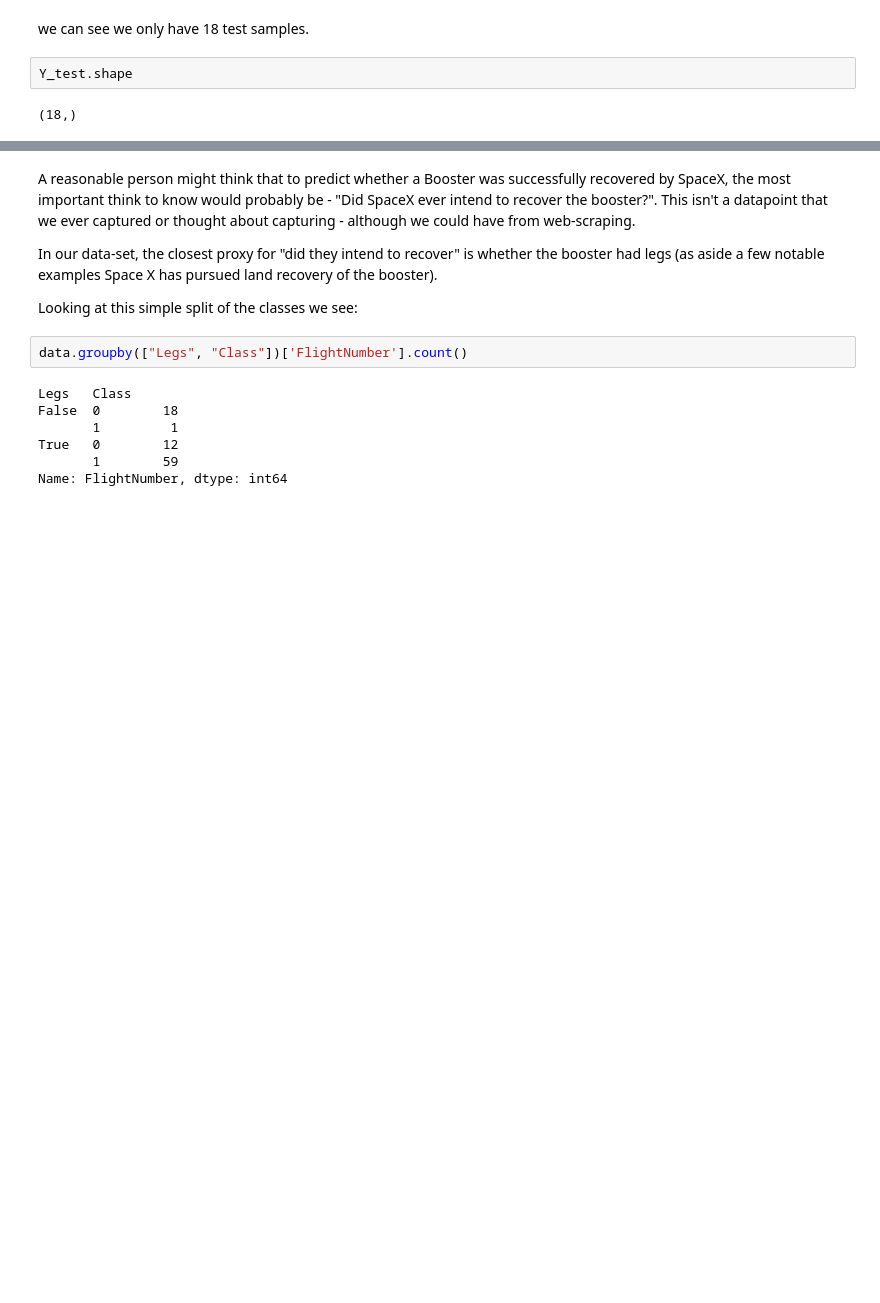
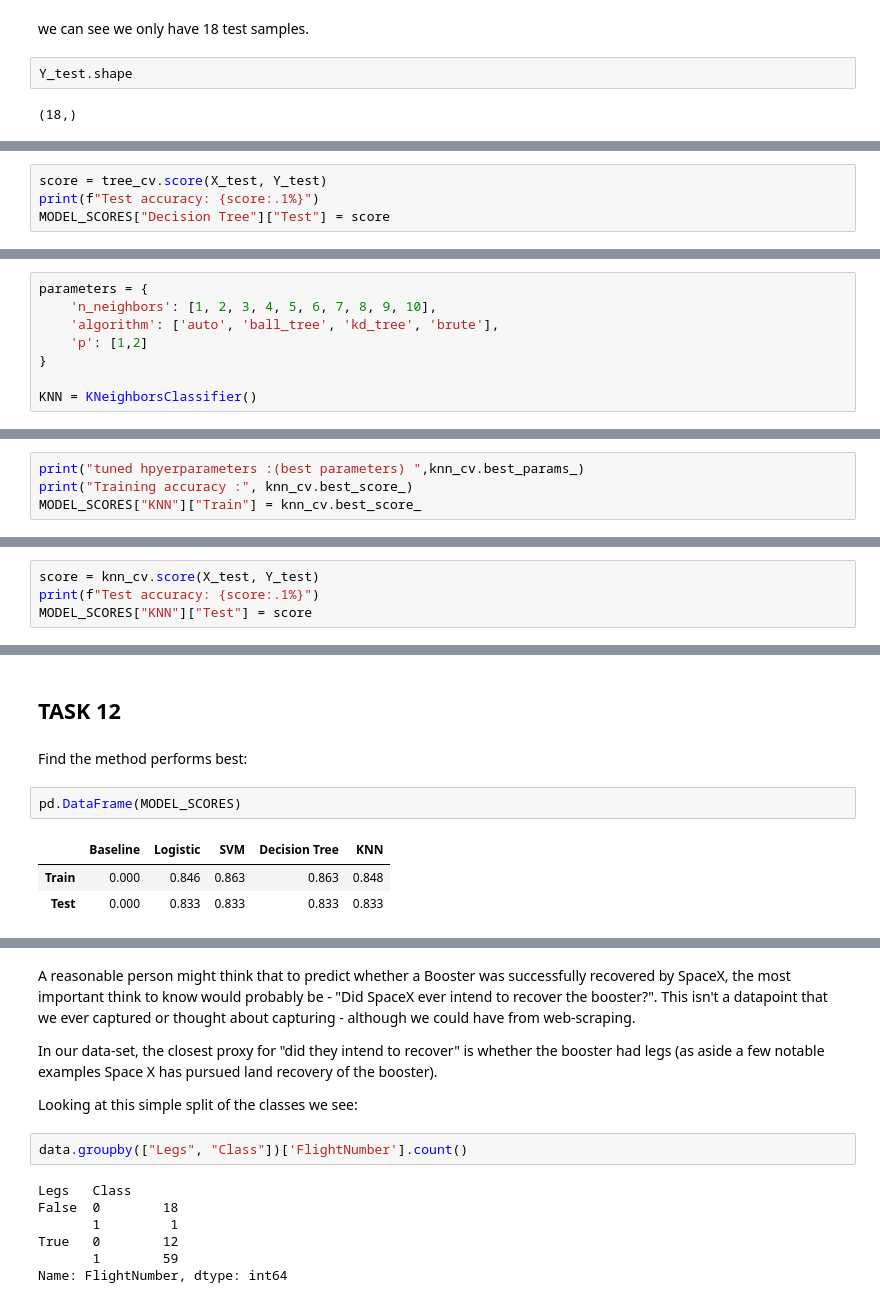
Before and after one commit to tomfuller71/Capstone, a Jupyter notebook: ML_Predict.ipynb, the cells around one changed output, grey strips where cells are left out. Saved outputs shown, nothing was run; the diff lists cells and outputs as text; blank space fills up the shorter version.

```diff
--- a/ML_Predict.ipynb
+++ b/ML_Predict.ipynb
@@ -177,0 +286,4 @@ Y_test.shape
+# %%
+score = tree_cv.score(X_test, Y_test)
+print(f"Test accuracy: {score:.1%}")
+MODEL_SCORES["Decision Tree"]["Test"] = score
@@ -177,0 +303,8 @@ Y_test.shape
+# %%
+parameters = {
+    'n_neighbors': [1, 2, 3, 4, 5, 6, 7, 8, 9, 10],
+    'algorithm': ['auto', 'ball_tree', 'kd_tree', 'brute'],
+    'p': [1,2]
+}
+
+KNN = KNeighborsClassifier()
@@ -177,0 +319,4 @@ Y_test.shape
+# %%
+print("tuned hpyerparameters :(best parameters) ",knn_cv.best_params_)
+print("Training accuracy :", knn_cv.best_score_)
+MODEL_SCORES["KNN"]["Train"] = knn_cv.best_score_
@@ -177,0 +330,4 @@ Y_test.shape
+# %%
+score = knn_cv.score(X_test, Y_test)
+print(f"Test accuracy: {score:.1%}")
+MODEL_SCORES["KNN"]["Test"] = score
@@ -177,0 +343,10 @@ Y_test.shape
+# %% [markdown]
+## TASK  12
+# %% [markdown]
+Find the method performs best:
+# %%
+pd.DataFrame(MODEL_SCORES)
+# %% [output]
+|  | Baseline | Logistic | SVM | Decision Tree | KNN |
+| Train | 0.000 | 0.846 | 0.863 | 0.863 | 0.848 |
+| Test | 0.000 | 0.833 | 0.833 | 0.833 | 0.833 |
```
Also changed, not shown: parts of 108 cells of this notebook.
